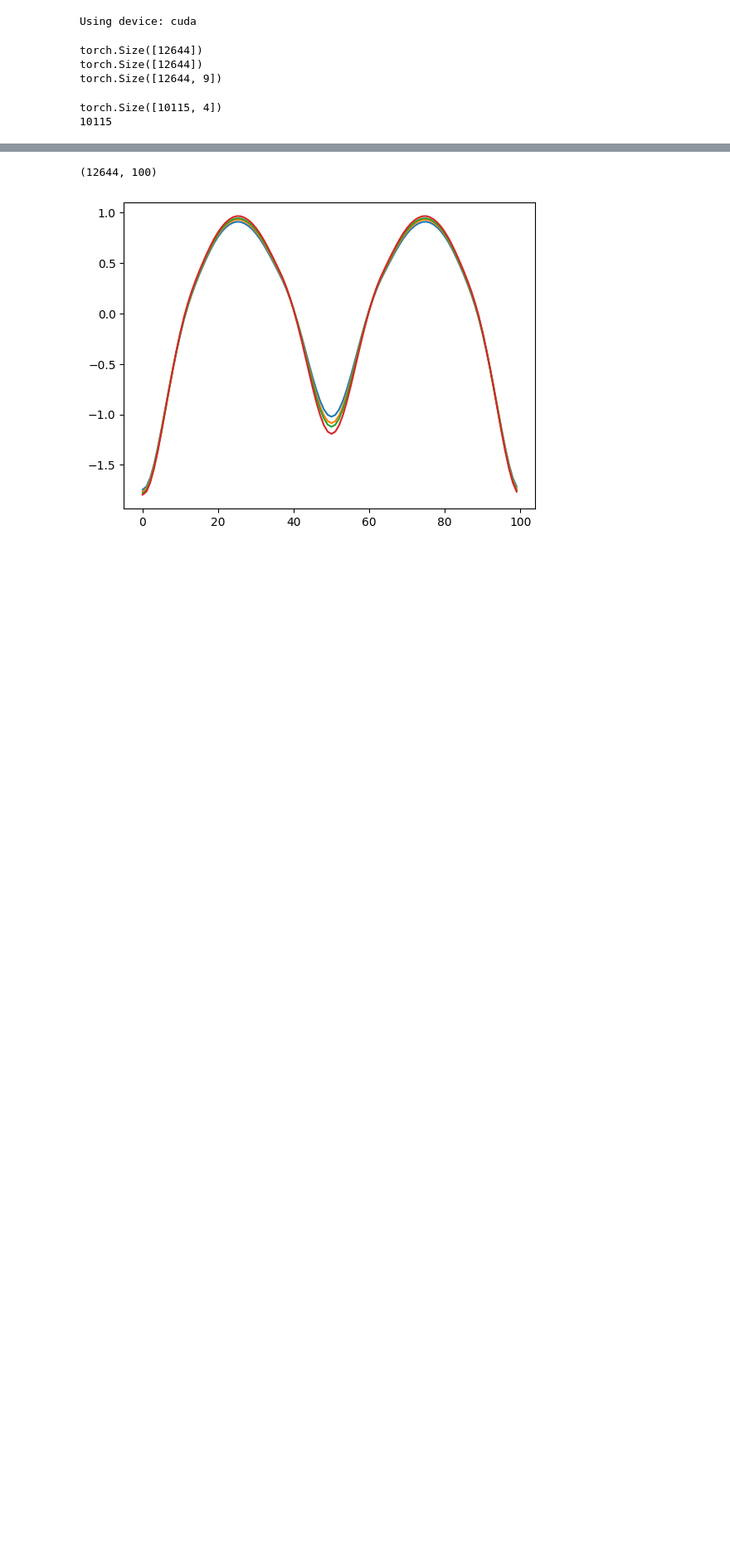
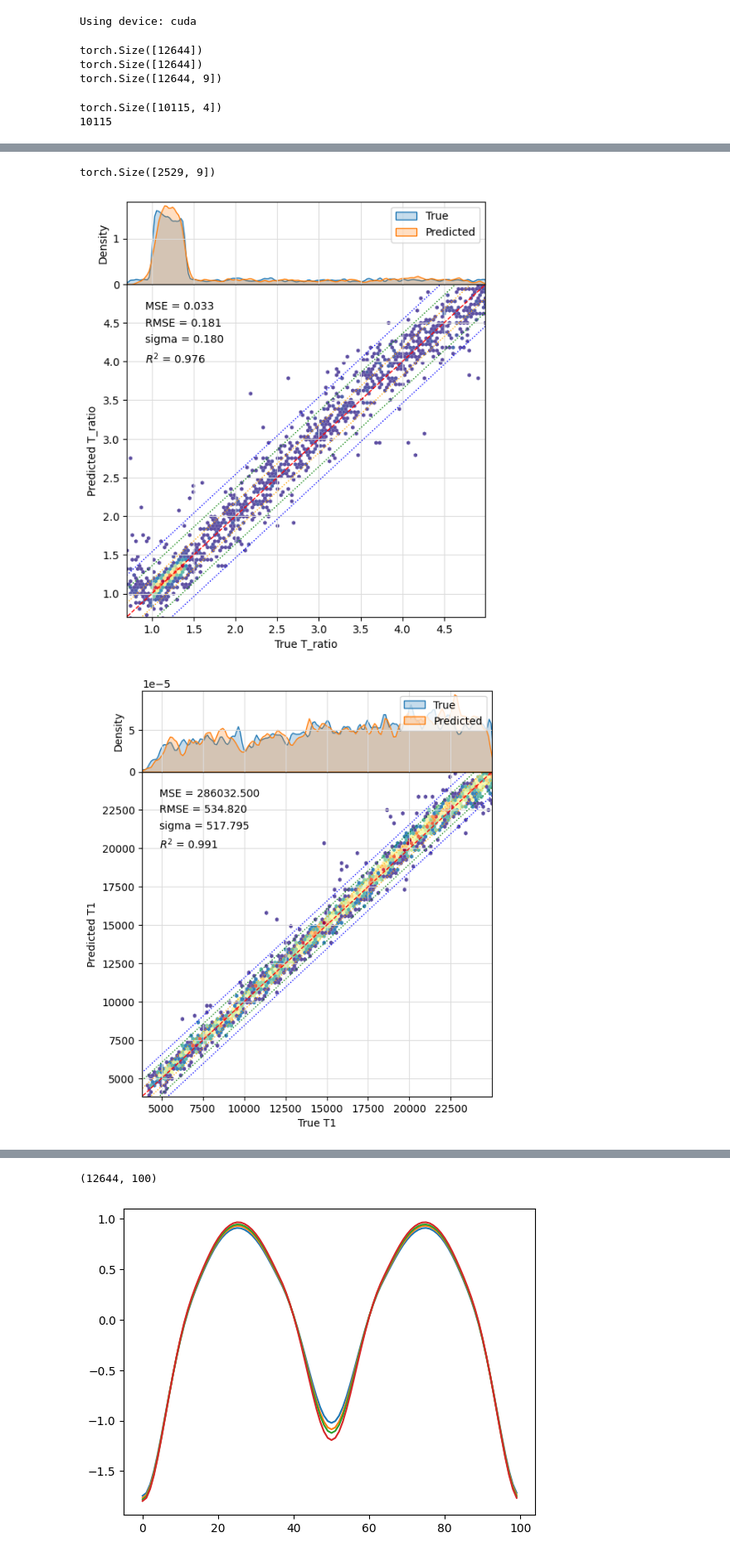
Before and after one commit to seanfoxhay-debug/eclipsing-binaries, a Jupyter notebook: Eclipsing binaries classification.ipynb, the cells around one changed output, grey strips where cells are left out. Shown at 83% size. Cells and saved outputs as stored; diff of their text form; code cells hidden in the pictures; blank space fills up the shorter version.

```diff
--- a/Eclipsing binaries classification.ipynb
+++ b/Eclipsing binaries classification.ipynb
@@ -710,12 +758,3 @@ torch.Size([9])
     # pytorch as a gnn package - pytroch geometric
     # used for when multiple observation periods have been added to inputs, since data spacing changes
     # uses diffferent dataloader, dataset, layers. rest should be fine to keep
-# %%
-print(pred_phys.shape)
-print(97 * 32)
-print(rgs_out.shape)
-true_phys = true_phys.cpu()
-pred_phys = pred_phys.cpu()
-
-for i in range(len(param_names)):
-    plt.scatter(true_phys[:,i],pred_phys[:,i])
@@ -726,0 +782,38 @@ torch.Size([97, 9])
+# %%
+for i,name in enumerate(param_names):
+
+    fig, (ax_kde, axs) = plt.subplots(2, 1, sharex=True, figsize=(6, 7),gridspec_kw={"height_ratios": [1, 4], "hspace": 0.0},)
+    up_lim = max(true_phys[:,i])
+    low_lim = min(true_phys[:,i])
+    axs.hexbin(true_phys[:,i], pred_phys[:,i],cmap="Spectral_r", linewidths=0.0, mincnt=1)
+    axs.plot([-100000,100000],[-100000,100000],"--",linewidth=1,c="red") # the ideal line on which pred = true
+    axs.set_xlabel(f'True {name}')
+    axs.set_ylabel(f'Predicted {name}')
+    axs.set_xlim(left=low_lim,right=up_lim)
+    axs.set_ylim(bottom=low_lim,top=up_lim)
+    axs.grid(color='gainsboro')
+    residuals = true_phys[:,i] - pred_phys[:,i] # residual: vertical distance from point to the ideal line (red dashed line)
+    sigma = residuals.std()
+    r2score = r2_score(true_phys[:,i],pred_phys[:,i])
+
+
+    for j,c in enumerate(["orange","green","blue"],1):
+        # plots dashed lines representing boundaries for data points within 1, 2 or 3 sigmas from the perfect
+        axs.plot([-100000,100000],[-100000+sigma*j,100000+sigma*j],":",linewidth=1,c=c)
+        axs.plot([-100000,100000],[-100000-sigma*j,100000-sigma*j],":",linewidth=1,c=c)
+
+    sns.kdeplot(true_phys[:,i],ax=ax_kde, label='True',fill=True,bw_adjust=0.1)
+    sns.kdeplot(pred_phys[:,i],ax=ax_kde, label="Predicted",fill=True,bw_adjust=0.1)
+    ax_kde.grid(color='gainsboro')
+    ax_kde.legend()
+
+
+    axs.text(0.05,0.95, f'MSE = {phys_MSE[i]:.3f}', ha='left', va='top',transform=axs.transAxes) # average of the square residual. squared => large errors dominate
+    axs.text(0.05,0.90, f'RMSE = {phys_RMSE[i]:.3f}',ha='left',va='top',transform=axs.transAxes) # root of mse. the typical distance of point to ideal line, back in its own units.
+    axs.text(0.05,0.85, f'sigma = {sigma:.3f}',ha='left',va='top',transform=axs.transAxes) # standard deviation of the residuals. measures how spread out the errors are around their average
+    axs.text(0.05,0.80, f'$R^2$ = {r2score:.3f}',ha='left',va='top',transform=axs.transAxes) # the fraction of variance in the true values that is explained by the model
+# if rmse ~= sigma, then the data is normally distributed around the ideal line.
+# %% [output]
+torch.Size([2529, 9])
+[figure, added]
+[figure, added]
```
Also changed, not shown: parts of 13 cells of this notebook.
